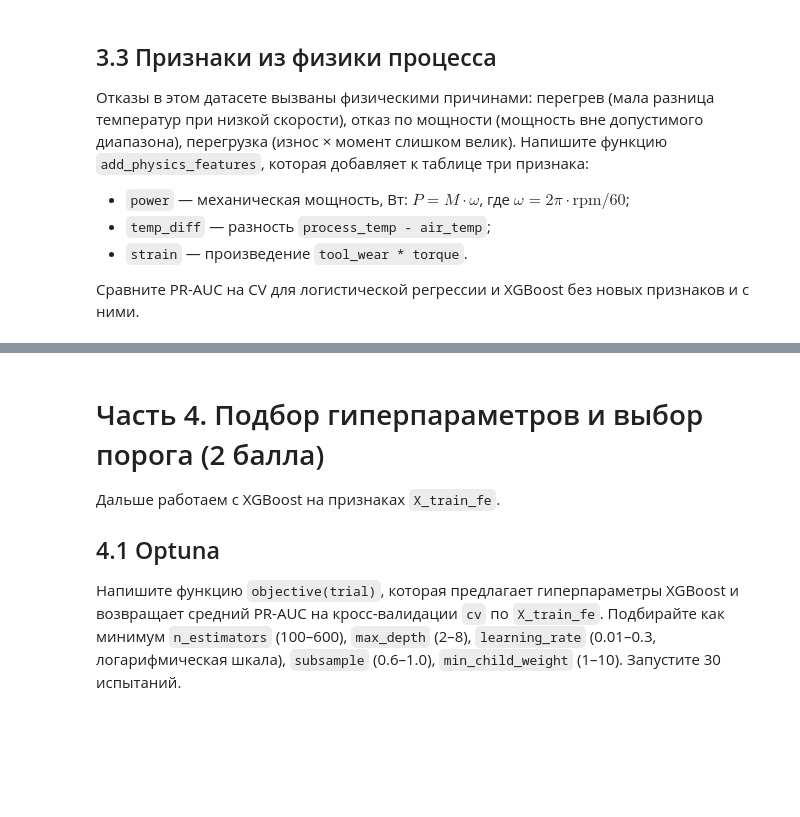
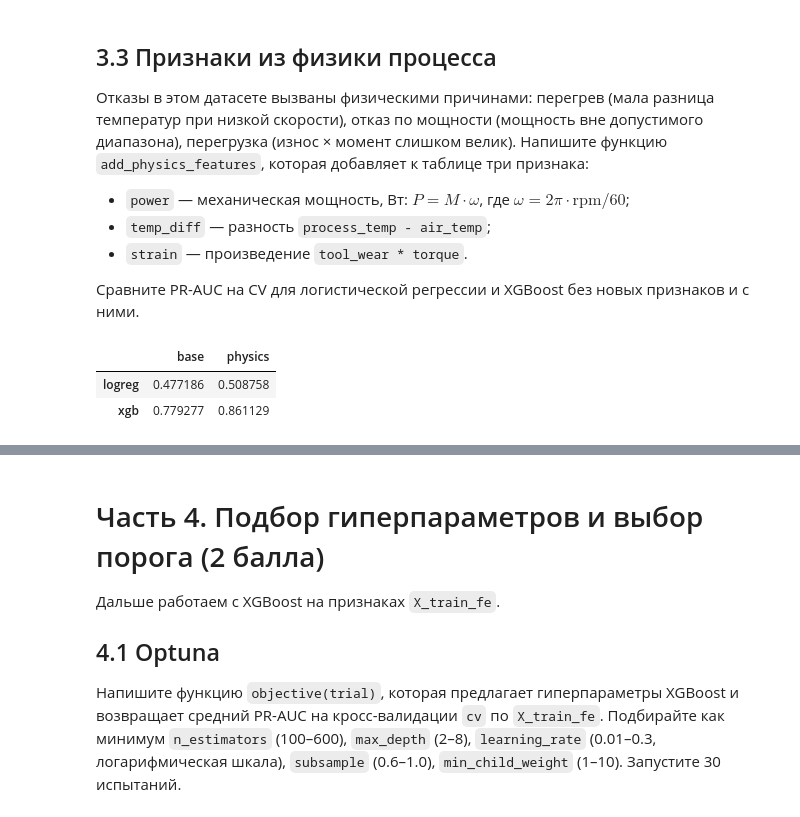
Before and after one commit to imstuckwifi/firs_site, a Jupyter notebook: Seminar_2_HW.ipynb, the cells around one changed output, grey strips where cells are left out. Saved outputs shown, nothing was run; the diff lists cells and outputs as text; code cells hidden in the pictures; blank space fills up the shorter version.

```diff
--- a/Seminar_2_HW.ipynb
+++ b/Seminar_2_HW.ipynb
@@ -399,3 +555,54 @@ fe_results
+# %%
+def add_physics_features(data):
+    data = data.copy()
+
+    omega = 2 * np.pi * data["rpm"] / 60
+
+    data["power"] = data["torque"] * omega
+    data["temp_diff"] = (
+        data["process_temp"] - data["air_temp"]
+    )
+    data["strain"] = (
+        data["tool_wear"] * data["torque"]
+    )
+
+    return data
+
+
+X_train_fe = add_physics_features(X_train)
+X_test_fe = add_physics_features(X_test)
+
+fe_results = pd.DataFrame(
+    index=["logreg", "xgb"],
+    columns=["base", "physics"],
+    dtype=float
+)
+
+for name in ["logreg", "xgb"]:
+    base_scores = cross_val_score(
+        models[name],
+        X_train,
+        y_train,
+        cv=cv,
+        scoring="average_precision"
+    )
+
+    physics_scores = cross_val_score(
+        models[name],
+        X_train_fe,
+        y_train,
+        cv=cv,
+        scoring="average_precision"
+    )
+
+    fe_results.loc[name, "base"] = base_scores.mean()
+    fe_results.loc[name, "physics"] = physics_scores.mean()
+
+fe_results
+# %% [output]
+|  | base | physics |
+| logreg | 0.477186 | 0.508758 |
+| xgb | 0.779277 | 0.861129 |
 # %%
 # Проверка (не изменяйте)
 assert {"power", "temp_diff", "strain"} <= set(X_train_fe.columns)
```
Also changed, not shown: parts of 28 cells of this notebook.
